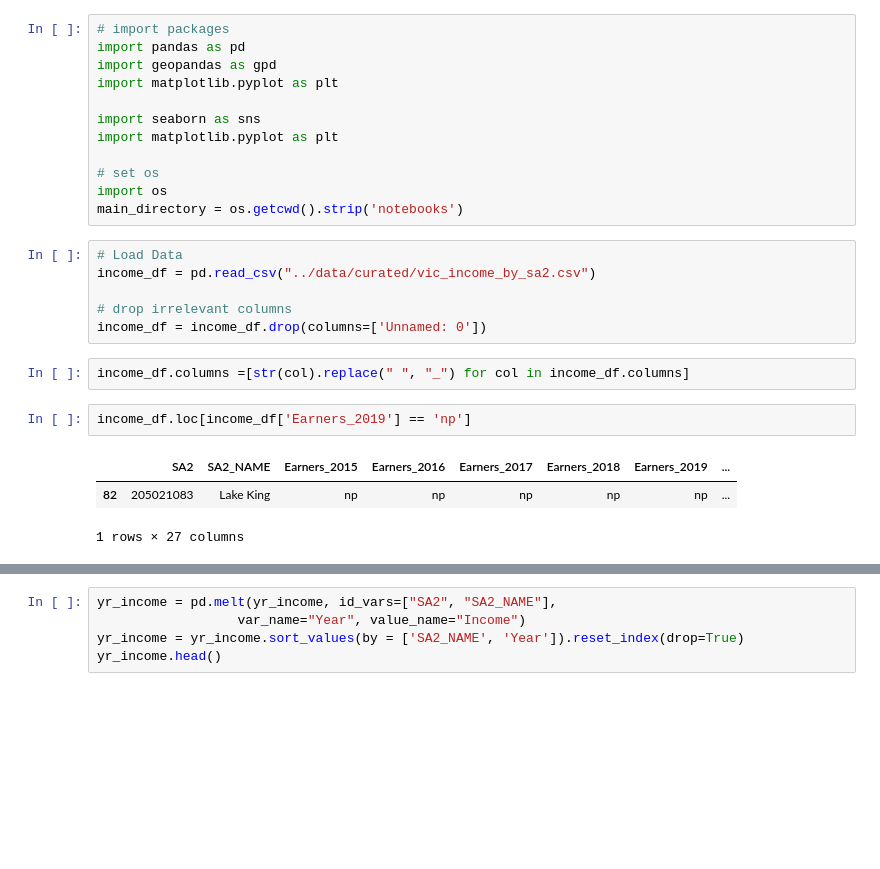
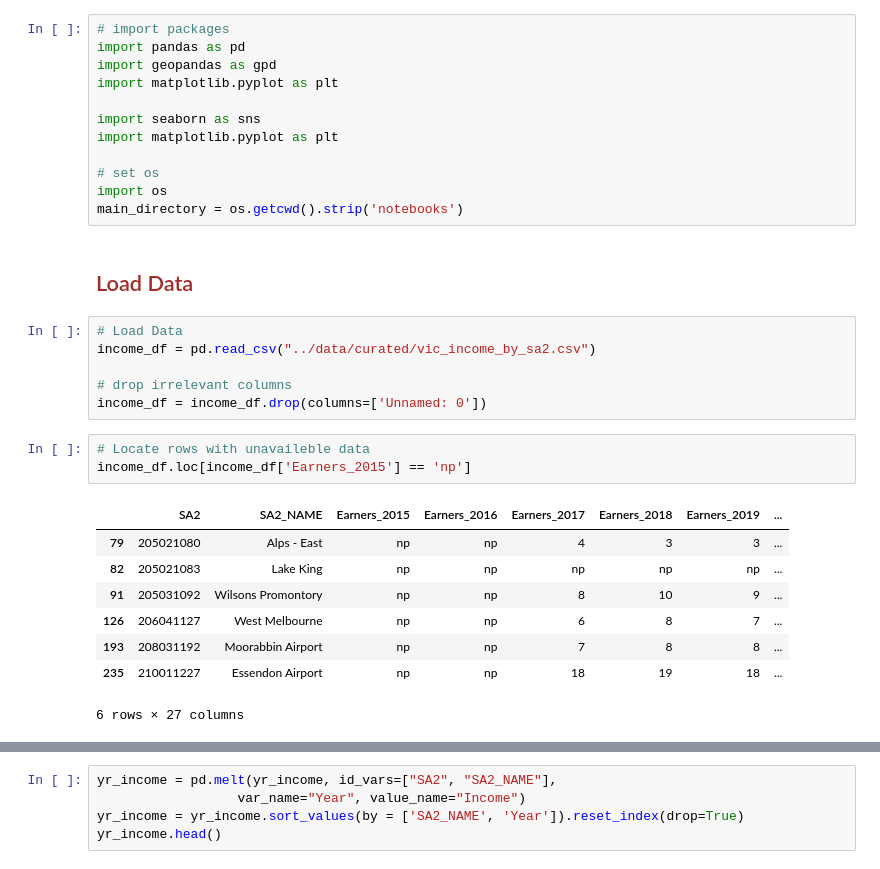
Before and after one commit to MAST30034-Applied-Data-Science/generic-real-estate-consulting-project-18, a Jupyter notebook: notebooks/Income_forecast.ipynb, the cells around one changed output, grey strips where cells are left out. Saved outputs shown, nothing was run; the diff lists cells and outputs as text; blank space fills up the shorter version.

```diff
--- a/notebooks/Income_forecast.ipynb
+++ b/notebooks/Income_forecast.ipynb
@@ -10,18 +10,24 @@ import matplotlib.pyplot as plt
 # set os
 import os
 main_directory = os.getcwd().strip('notebooks')
+# %% [markdown]
+## <font color='brown'>Load Data</font>
 # %%
 # Load Data
 income_df = pd.read_csv("../data/curated/vic_income_by_sa2.csv")
 
 # drop irrelevant columns
 income_df = income_df.drop(columns=['Unnamed: 0'])
-# %%
-income_df.columns =[str(col).replace(" ", "_") for col in income_df.columns]
-# %%
-income_df.loc[income_df['Earners_2019'] == 'np']
-# %% [output]
-|  | SA2 | SA2_NAME | Earners_2015 | Earners_2016 | Earners_2017 | Earners_2018 | Earners_2019 | ... |
-| 82 | 205021083 | Lake King | np | np | np | np | np | ... |
-1 rows × 27 columns
+# %%
+# Locate rows with unavaileble data
+income_df.loc[income_df['Earners_2015'] == 'np']
+# %% [output]
+|  | SA2 | SA2_NAME | Earners_2015 | Earners_2016 | Earners_2017 | Earners_2018 | Earners_2019 | ... |
+| 79 | 205021080 | Alps - East | np | np | 4 | 3 | 3 | ... |
+| 82 | 205021083 | Lake King | np | np | np | np | np | ... |
+| 91 | 205031092 | Wilsons Promontory | np | np | 8 | 10 | 9 | ... |
+| 126 | 206041127 | West Melbourne | np | np | 6 | 8 | 7 | ... |
+| 193 | 208031192 | Moorabbin Airport | np | np | 7 | 8 | 8 | ... |
+| 235 | 210011227 | Essendon Airport | np | np | 18 | 19 | 18 | ... |
+6 rows × 27 columns
 # %%
```
Also changed, not shown: parts of 17 cells of this notebook, 1 other file.
